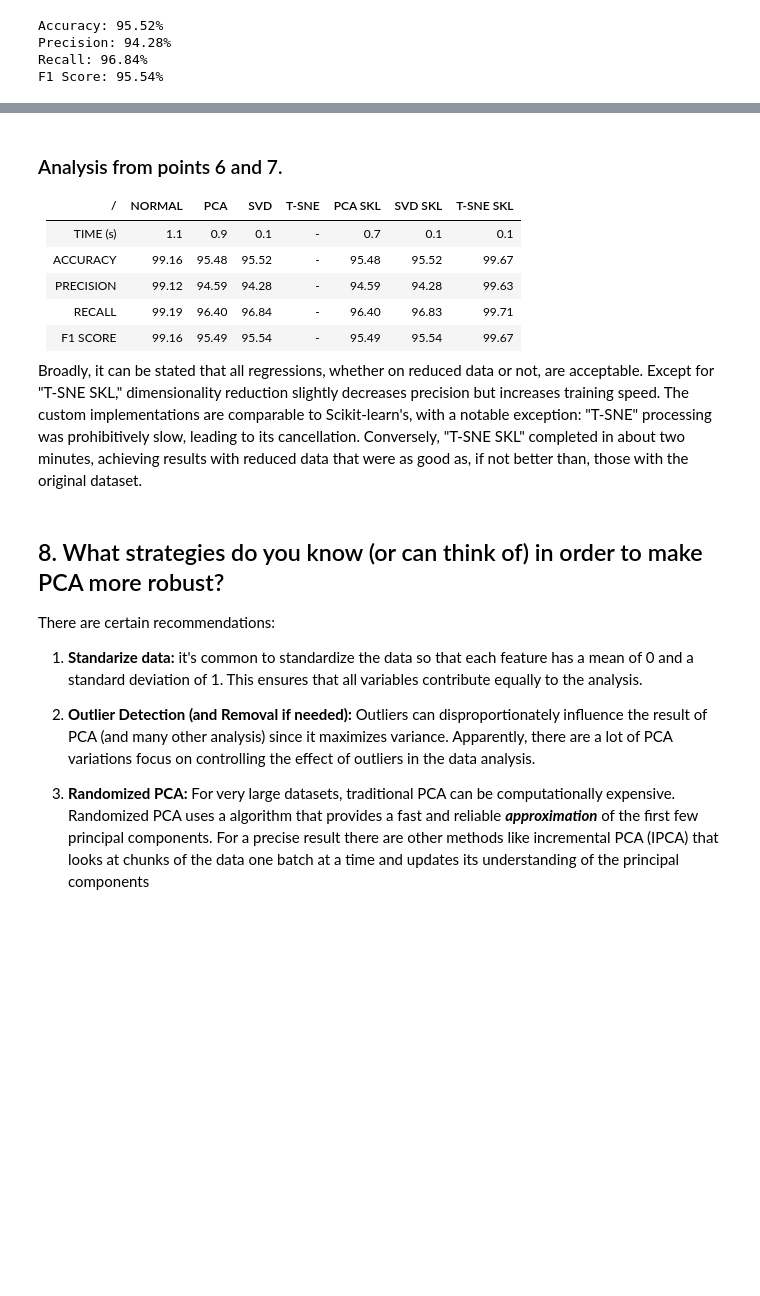
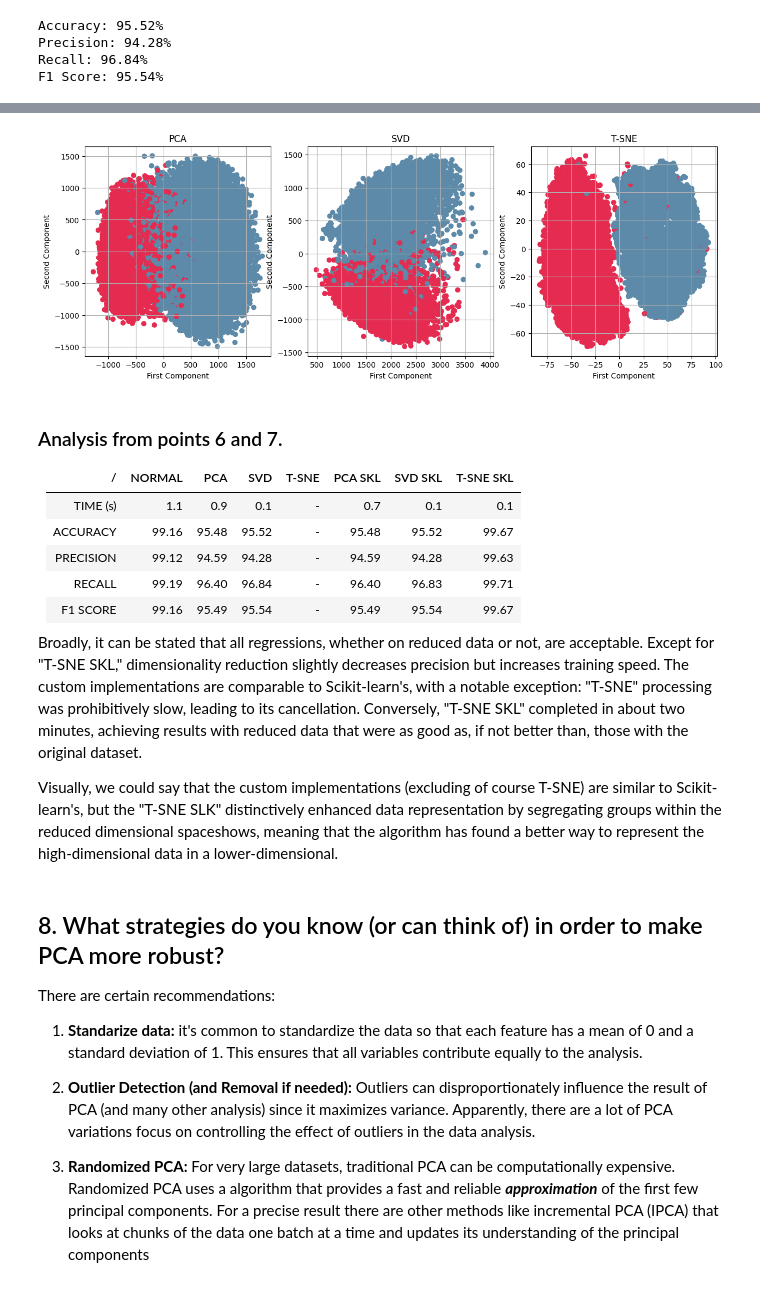
Before and after one commit to Dezarti/lab1_AMH, a Jupyter notebook: Lab1.ipynb, the cells around one changed output, grey strips where cells are left out. Saved outputs shown, nothing was run; the diff lists cells and outputs as text; code cells hidden in the pictures; blank space fills up the shorter version.

```diff
--- a/Lab1.ipynb
+++ b/Lab1.ipynb
@@ -682,3 +690,45 @@ F1 Score: 99.67%
+# %%
+import matplotlib.pyplot as plt
+from matplotlib.colors import ListedColormap
+
+# Define a custom colormap with darker, high-contrast pastel colors
+darker_pastels = ListedColormap (['#5D8AA8', '#E52B50'])
+
+# Start a new figure with a specified figure size
+plt.figure(figsize=(15, 5))
+
+# Create the first subplot for PCA results
+# '121' means 1 row, 2 columns, and this plot is the 1st plot.
+plt.subplot(131)
+# Scatter plot for PCA-reduced data. X_reduced_PCA[:, 0] and X_reduced_PCA[:, 1] are the first two principal components.
+# 'c=y_filtered' assigns colors to points based on their labels, using a pastel color map instead of 'plt.cm.Paired'.
+plt.scatter(X_reduced_PCA_slk[:, 0], X_reduced_PCA_slk[:, 1], c=y_filtered, cmap=darker_pastels)
+plt.title("PCA")  # Set the title of the subplot
+plt.xlabel('First Component')
+plt.ylabel('Second Component')
+plt.grid(True)
+
+# Create the second subplot for SVD results, similarly arranged.
+plt.subplot(132)
+# Scatter plot for SVD-reduced data, with colors representing labels, now using a pastel color map.
+plt.scatter(X_reduced_SVD_slk[:, 0], X_reduced_SVD_slk[:, 1], c=y_filtered, cmap=darker_pastels)
+plt.title("SVD")  # Set the title of the second subplot
+plt.xlabel('First Component')
+plt.ylabel('Second Component')
+plt.grid(True)
+
+# Create the second subplot for SVD results, similarly arranged.
+plt.subplot(133)
+# Scatter plot for SVD-reduced data, with colors representing labels, now using a pastel color map.
+plt.scatter(X_reduced_tsne_slk[:, 0], X_reduced_tsne_slk[:, 1], c=y_filtered, cmap=darker_pastels)
+plt.title("T-SNE")  # Set the title of the second subplot
+plt.xlabel('First Component')
+plt.ylabel('Second Component')
+plt.grid(True)
+
+plt.show()  # Display the plots
+# %% [output]
+[figure, added]
 # %% [markdown]
 ### Analysis from points 6 and 7.
 
@@ -691,6 +741,8 @@ F1 Score: 99.67%
 | F1 SCORE  | 99.16  | 95.49 | 95.54 | \-    | 95.49   | 95.54   | 99.67     |
 
 Broadly, it can be stated that all regressions, whether on reduced data or not, are acceptable. Except for "T-SNE SKL," dimensionality reduction slightly decreases precision but increases training speed. The custom implementations are comparable to Scikit-learn's, with a notable exception: "T-SNE" processing was prohibitively slow, leading to its cancellation. Conversely, "T-SNE SKL" completed in about two minutes, achieving results with reduced data that were as good as, if not better than, those with the original dataset.
+
+Visually, we could say that the custom implementations (excluding of course T-SNE) are similar to Scikit-learn's, but the "T-SNE SLK" distinctively enhanced data representation by segregating groups within the reduced dimensional spaceshows, meaning that the algorithm has found a better way to represent the high-dimensional data in a lower-dimensional.
 # %% [markdown]
 ## 8. What strategies do you know (or can think of) in order to make PCA more robust?
 
```
Also changed, not shown: parts of 16 cells of this notebook, 4 other files.
